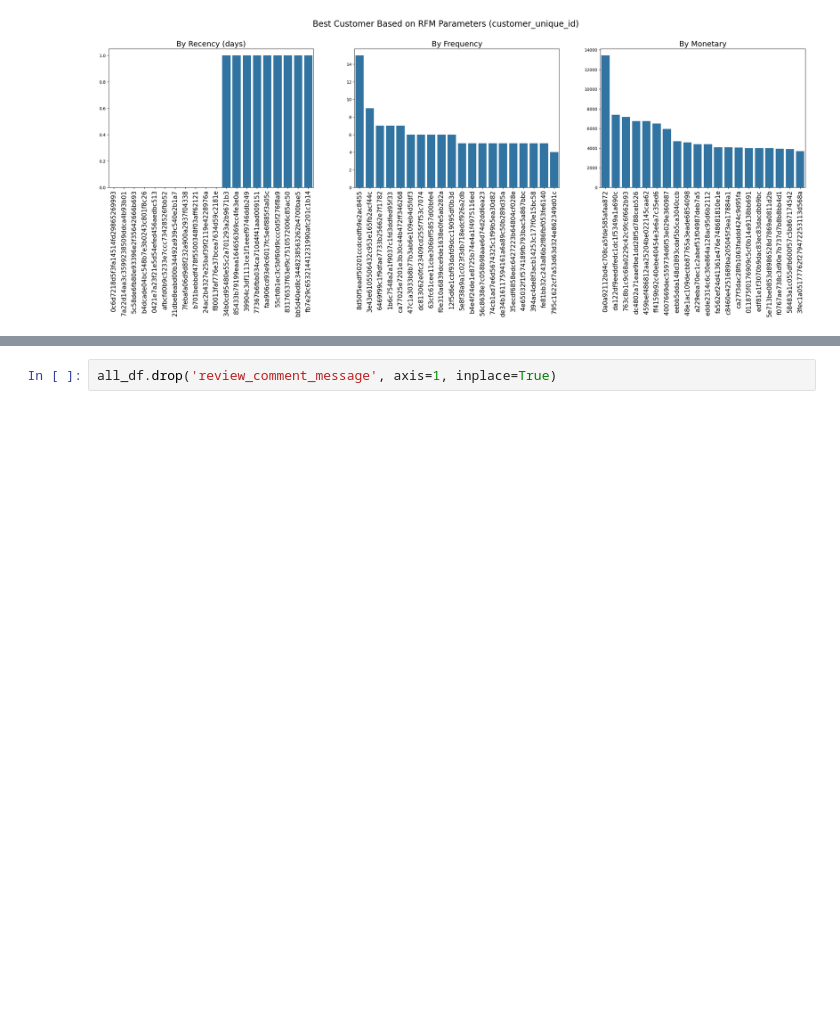
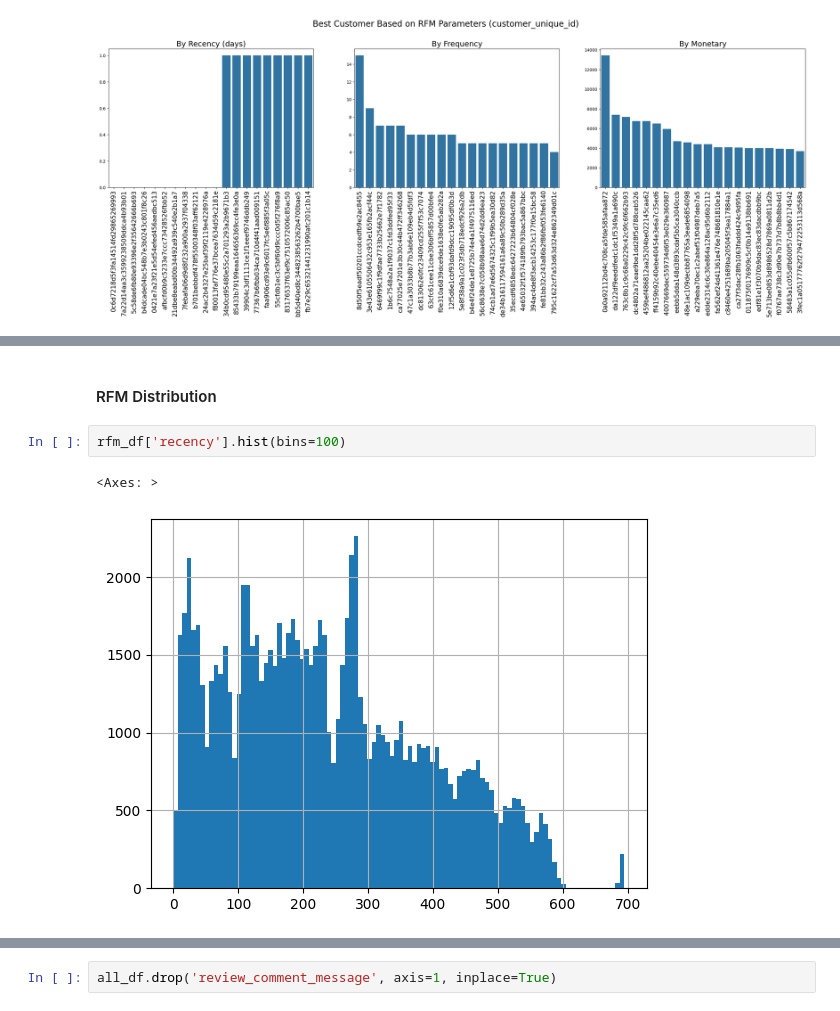
Before and after one commit to Fattahtrgn/Submission-Dicoding-Olist-Dashboard, a Jupyter notebook: notebook.ipynb, the cells around one changed output, grey strips where cells are left out. Drawn from its saved outputs; the diff is of its cells as text; blank space fills up the shorter version.

```diff
--- a/notebook.ipynb
+++ b/notebook.ipynb
@@ -2358,0 +2440,7 @@ plt.show()
+# %% [markdown]
+#### RFM Distribution
+# %%
+rfm_df['recency'].hist(bins=100)
+# %% [output]
+<Axes: >
+[figure, added]
```
Also changed, not shown: parts of 53 cells of this notebook, 4 other files.
